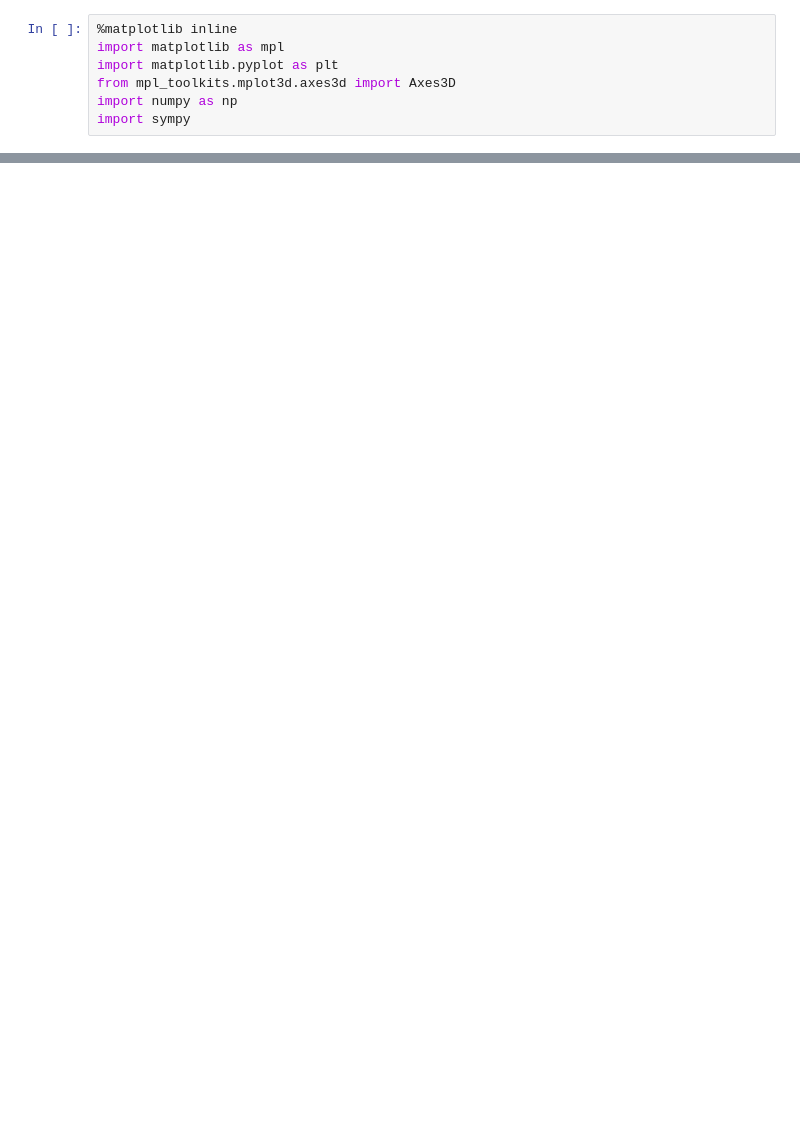
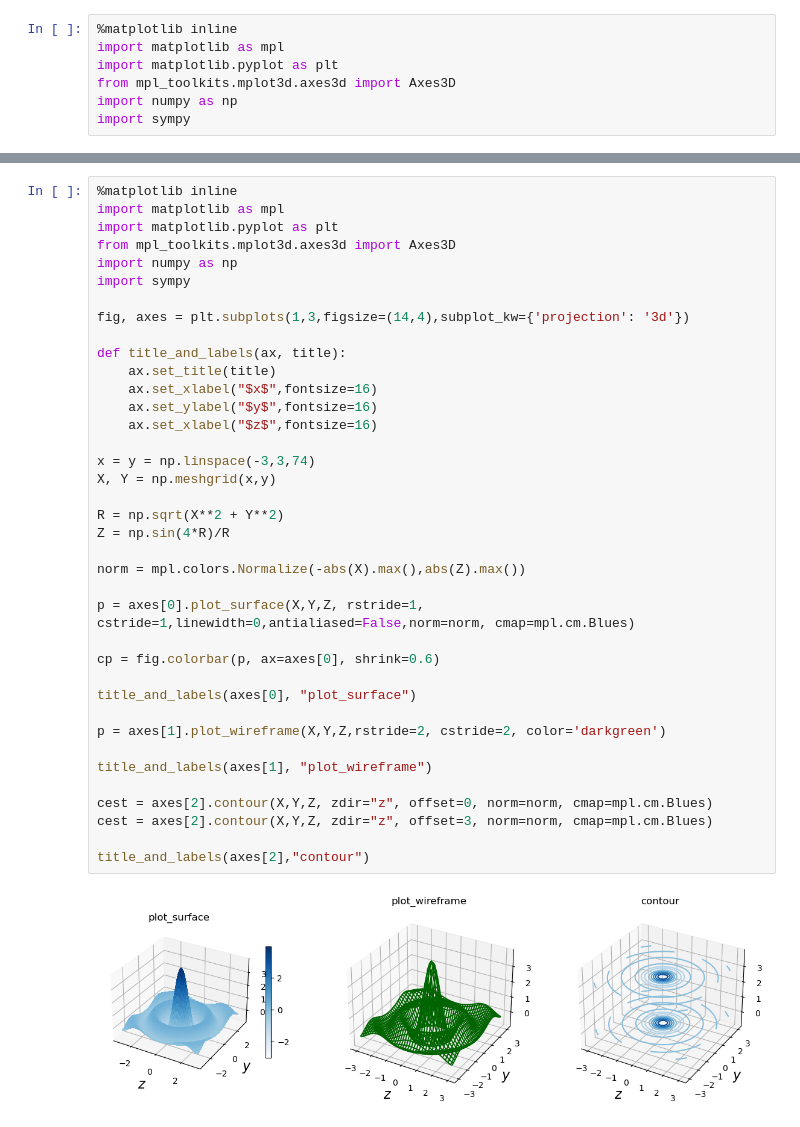
Before and after one commit to derekriceX/PythonEngSciComputing, a Jupyter notebook: C4 - Numerical Python - Plotting and Visualization.ipynb, the cells around one changed output, grey strips where cells are left out. Cells and saved outputs as stored; diff of their text form; blank space fills up the shorter version.

```diff
--- a/C4 - Numerical Python - Plotting and Visualization.ipynb
+++ b/C4 - Numerical Python - Plotting and Visualization.ipynb
@@ -7,0 +65,40 @@ import sympy
+# %%
+%matplotlib inline
+import matplotlib as mpl
+import matplotlib.pyplot as plt
+from mpl_toolkits.mplot3d.axes3d import Axes3D
+import numpy as np
+import sympy
+
+fig, axes = plt.subplots(1,3,figsize=(14,4),subplot_kw={'projection': '3d'})
+
+def title_and_labels(ax, title):
+    ax.set_title(title)
+    ax.set_xlabel("$x$",fontsize=16)
+    ax.set_ylabel("$y$",fontsize=16)
+    ax.set_xlabel("$z$",fontsize=16)
+
+x = y = np.linspace(-3,3,74)
+X, Y = np.meshgrid(x,y)
+
+R = np.sqrt(X**2 + Y**2)
+Z = np.sin(4*R)/R
+
+norm = mpl.colors.Normalize(-abs(X).max(),abs(Z).max())
+
+p = axes[0].plot_surface(X,Y,Z, rstride=1, cstride=1,linewidth=0,antialiased=False,norm=norm, cmap=mpl.cm.Blues)
+
+cp = fig.colorbar(p, ax=axes[0], shrink=0.6)
+
+title_and_labels(axes[0], "plot_surface")
+
+p = axes[1].plot_wireframe(X,Y,Z,rstride=2, cstride=2, color='darkgreen')
+
+title_and_labels(axes[1], "plot_wireframe")
+
+cest = axes[2].contour(X,Y,Z, zdir="z", offset=0, norm=norm, cmap=mpl.cm.Blues)
+cest = axes[2].contour(X,Y,Z, zdir="z", offset=3, norm=norm, cmap=mpl.cm.Blues)
+
+title_and_labels(axes[2],"contour")
+# %% [output]
+[figure, added]
```
Also changed, not shown: parts of 5 cells of this notebook.
